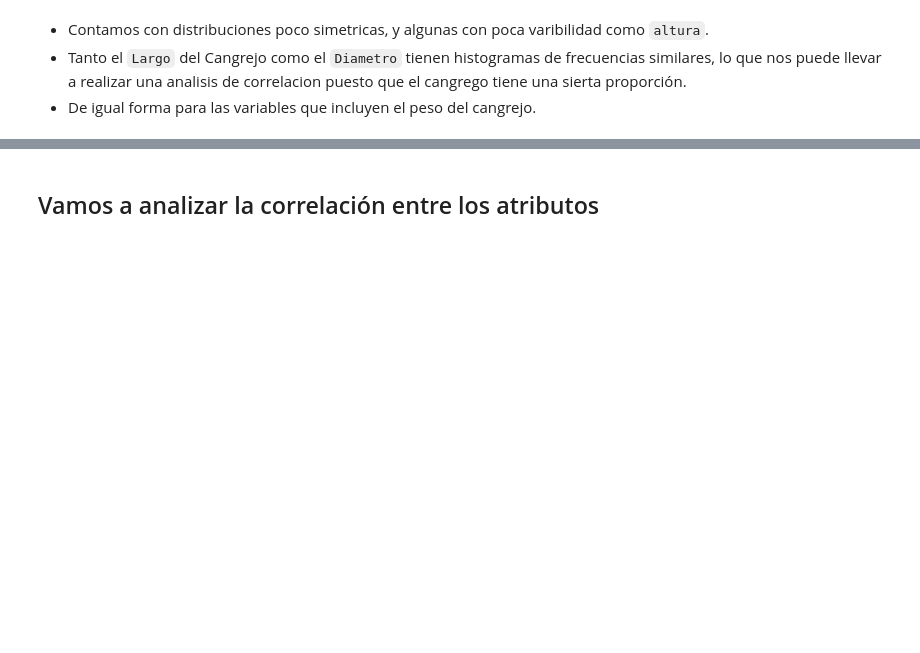
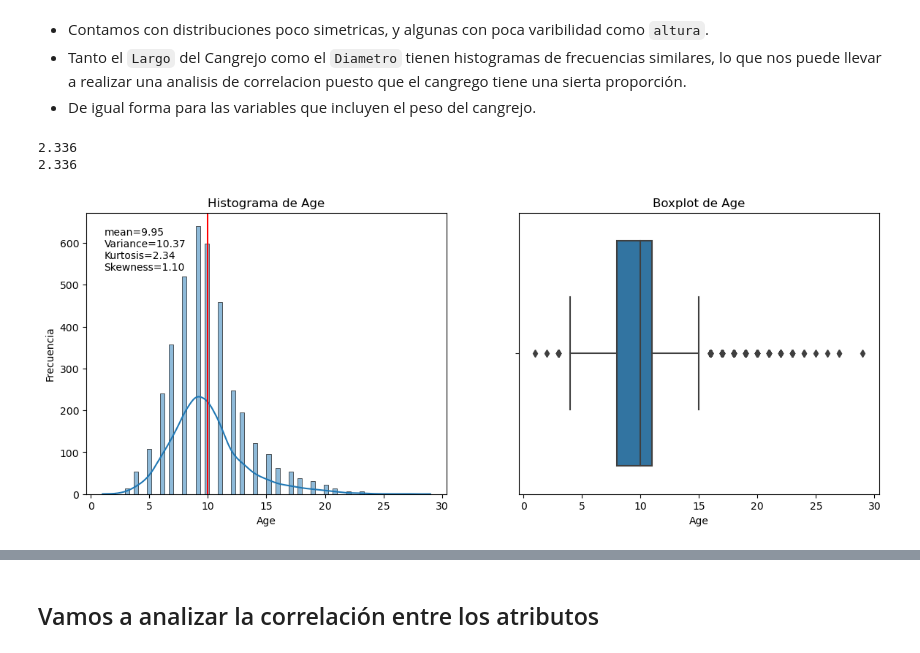
Before and after one commit to MathUPTC/CrabAge, a Jupyter notebook: Notebooks/eda_data.ipynb, the cells around one changed output, grey strips where cells are left out. Saved outputs shown, nothing was run; the diff lists cells and outputs as text; code cells hidden in the pictures; blank space fills up the shorter version.

```diff
--- a/Notebooks/eda_data.ipynb
+++ b/Notebooks/eda_data.ipynb
@@ -163,3 +168,15 @@ plt.show()
 + Contamos con distribuciones poco simetricas, y algunas con poca varibilidad como `altura`.
 + Tanto el `Largo` del Cangrejo como el `Diametro` tienen histogramas de frecuencias similares, lo que nos puede llevar a realizar una analisis de correlacion puesto que el cangrego tiene una sierta proporción.
 + De igual forma para las variables que incluyen el peso del cangrejo.
+# %%
+print(data['Age'].kurtosis().round(3))
+print(data['Age'].kurt().round(3))
+# %% [output]
+2.336
+2.336
+# %%
+import warnings
+warnings.filterwarnings(action='ignore')
+histogram_box(data,"Age")
+# %% [output]
+[figure, added]
```
Also changed, not shown: parts of 3 cells of this notebook.
